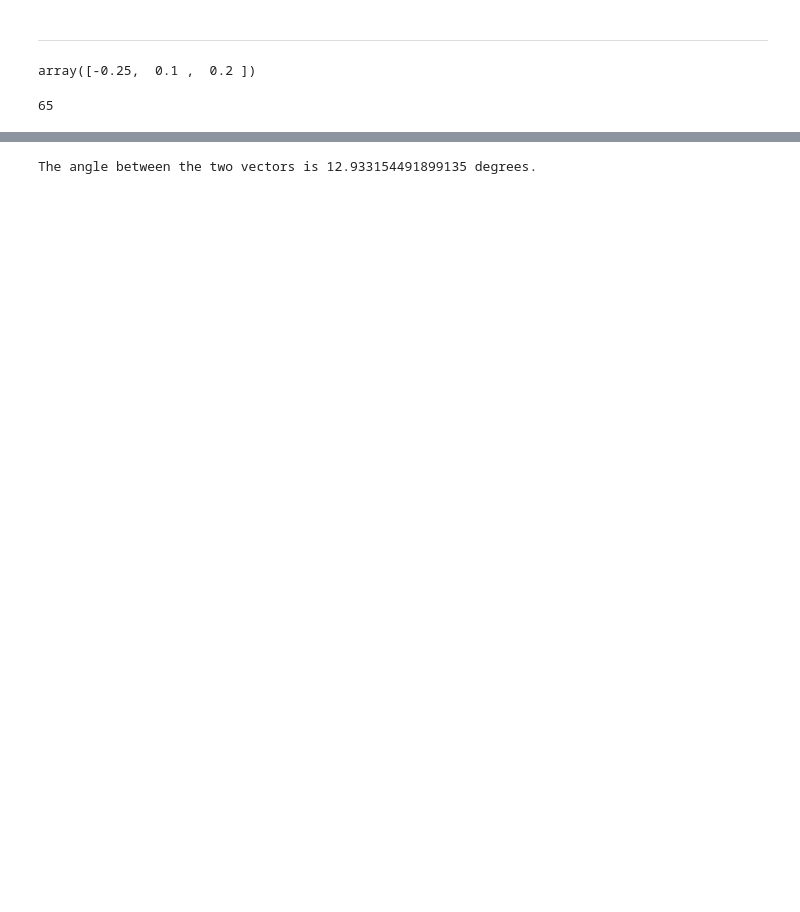
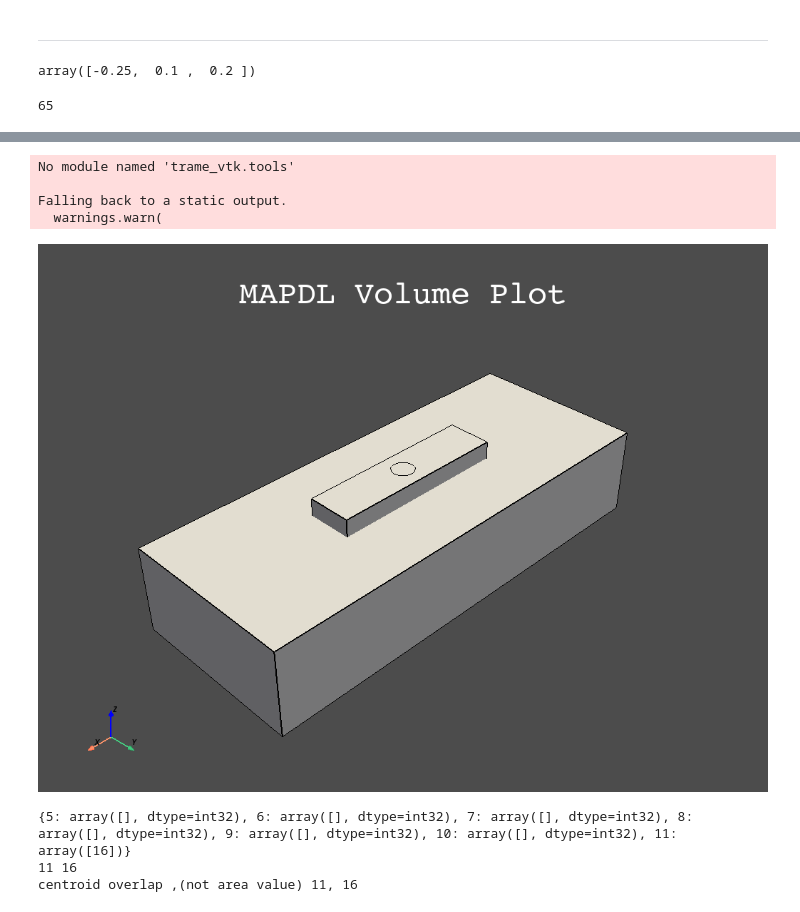
Before and after one commit to iampramodyadav/pyAnsys, a Jupyter notebook: interfaceDetect.ipynb, the cells around one changed output, grey strips where cells are left out. Drawn from its saved outputs; the diff is of its cells as text; code cells hidden in the pictures; blank space fills up the shorter version.

```diff
--- a/interfaceDetect.ipynb
+++ b/interfaceDetect.ipynb
@@ -1441,31 +1950,21 @@ len(vector_21_list)
+# %%
+mapdl.cmsel(type_="S", name="PART2", entity="VOLU")
+mapdl.cmsel(type_="A", name="PART3", entity="VOLU")
+mapdl.allsel(labt="BELOW ", entity="VOLU")
+mapdl.vplot()
+# %% [output]
+No module named 'trame_vtk.tools'
+
+Falling back to a static output.
+  warnings.warn(
+[figure, added]
+# %%
+cm1 = "PART2"
+cm2 = "PART3"
+find_contact_area(cm1, cm2)
+# %% [output]
+{5: array([], dtype=int32), 6: array([], dtype=int32), 7: array([], dtype=int32), 8: array([], dtype=int32), 9: array([], dtype=int32), 10: array([], dtype=int32), 11: array([16])}
+11 16
+centroid overlap ,(not area value) 11, 16
 # %%
 mapdl.exit()
-# %%
-import math
-
-def angle_between_vectors(v1, v2):
-    """
-    Calculate the angle between two vectors.
-
-    Args:
-        v1 (list): The first vector.
-        v2 (list): The second vector.
-
-    Returns:
-        float: The angle between the two vectors in degrees.
-    """
-
-    v1_norm = math.sqrt(sum([x**2 for x in v1]))
-    v2_norm = math.sqrt(sum([x**2 for x in v2]))
-    dot_product = sum([x * y for x, y in zip(v1, v2)])
-    angle = math.acos(dot_product / (v1_norm * v2_norm))
-    return angle * 180 / math.pi
-
-
-if __name__ == "__main__":
-    v1 = [1, 2, 3]
-    v2 = [4, 5, 6]
-    angle = angle_between_vectors(v2, v1)
-    print("The angle between the two vectors is", angle, "degrees.")
-# %% [output]
-The angle between the two vectors is 12.933154491899135 degrees.
```
Also changed, not shown: parts of 91 cells of this notebook, 2 other files.
